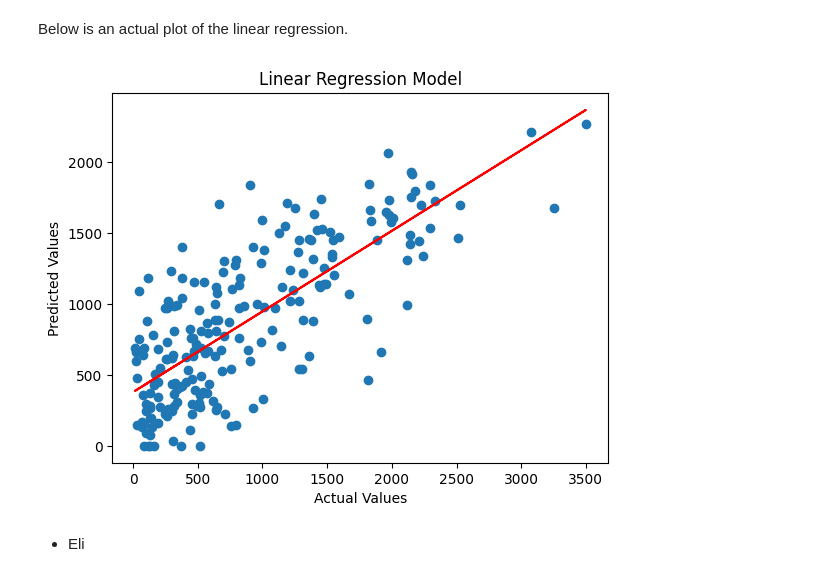
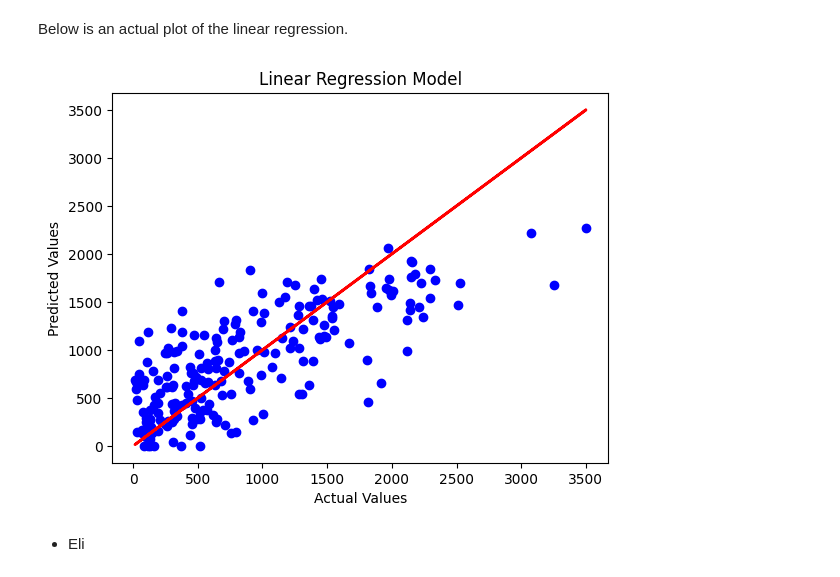
Before and after one commit to IamPoojaP/Predicting-Lung-Cancer-Survival-Time, a Jupyter notebook: train analysis.ipynb, the cells around one changed output. Saved outputs shown, nothing was run; the diff lists cells and outputs as text; code cells hidden in the pictures.

```diff
--- a/train analysis.ipynb
+++ b/train analysis.ipynb
@@ -585,14 +585,16 @@ The naive linear regression model here acquires an r-squared score around the 50
 # %% [markdown]
 Below is an actual plot of the linear regression.
 # %%
-# Splt.scatter(y_train, y_pred)
-plt.plot(y_train, np.poly1d(np.polyfit(y_train, y_pred, 1))(y_train), color='red')
+import matplotlib.pyplot as plt
+
+plt.scatter(y_train, y_pred, color='blue')
+plt.plot(y_train, y_train, color='red', linewidth=2)
 plt.xlabel('Actual Values')
 plt.ylabel('Predicted Values')
 plt.title('Linear Regression Model')
 plt.show()
 # %% [output]
-[figure, old version]
+[figure, new version]
 # %% [markdown]
 - Eli
 # %% [markdown]
```
Also changed, not shown: parts of 6 cells of this notebook.
